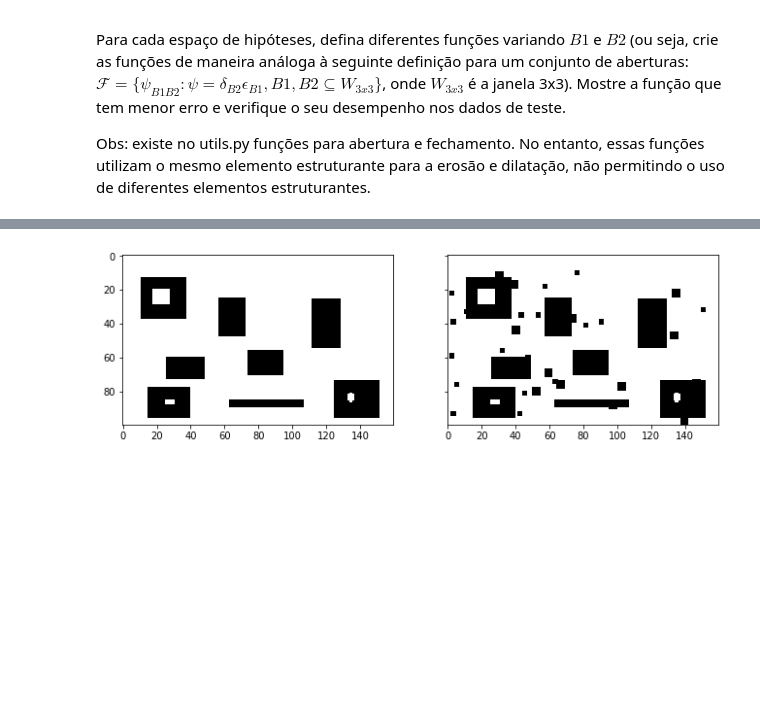
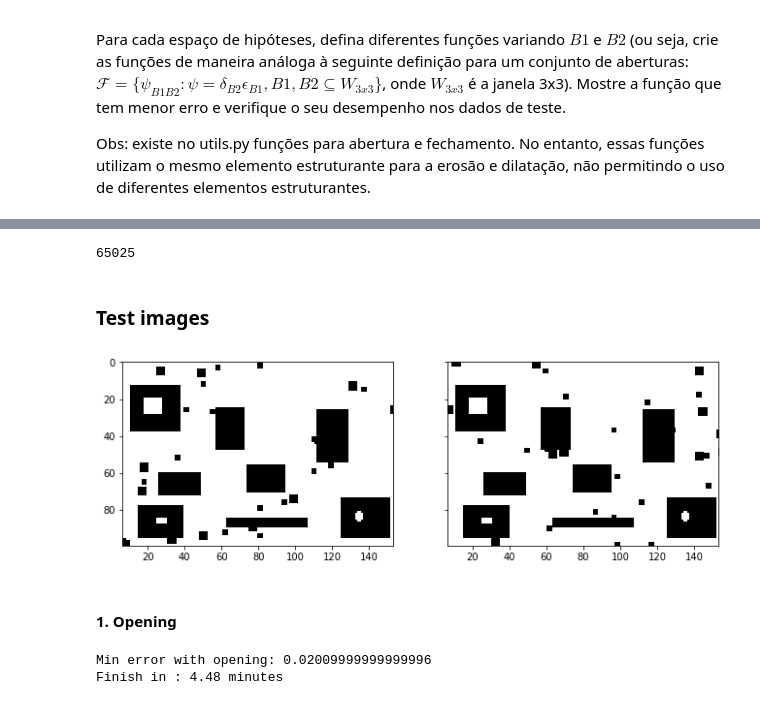
Before and after one commit to lgmoneda/mac5832, a Jupyter notebook: ep2/5917641- Luis Gustavo Moneda dos Santos - ep2.ipynb, the cells around one changed output, grey strips where cells are left out. Drawn from its saved outputs; the diff is of its cells as text; code cells hidden in the pictures; blank space fills up the shorter version.

```diff
--- a/ep2/5917641- Luis Gustavo Moneda dos Santos - ep2.ipynb
+++ b/ep2/5917641- Luis Gustavo Moneda dos Santos - ep2.ipynb
@@ -390,5 +484,15 @@ draw_img(erosion)
+# %%
+import itertools
+combinations = list(itertools.product(bs, repeat=2))
+#combinations = combinations[:5000]
+len(combinations)
+# %% [output]
+65025
+# %% [markdown]
+### Test images
 # %%
-# Exemplo
-draw_img_pair(read_img('imgs/q2/dest.png'), read_img('imgs/q2/src0.png'), figsz=(11, 3.5))
+draw_img_pair(read_img('imgs/q2/test0.png'), read_img('imgs/q2/test1.png'), figsz=(11, 3.5))
 # %% [output]
-[figure, old version]
+[figure, new version]
+# %% [markdown]
+#### 1. Opening
@@ -394,0 +510,6 @@ draw_img_pair(read_img('imgs/q2/dest.png'), read_img('imgs/q2/src0.png'), figsz=
+# %%
+print("Min error with opening: {}".format(opening_error))
+print("Finish in : {:.2f} minutes".format((time() - start)/60.0))
+# %% [output]
+Min error with opening: 0.02009999999999996
+Finish in : 4.48 minutes
```
Also changed, not shown: parts of 39 cells of this notebook, 2 other files.
